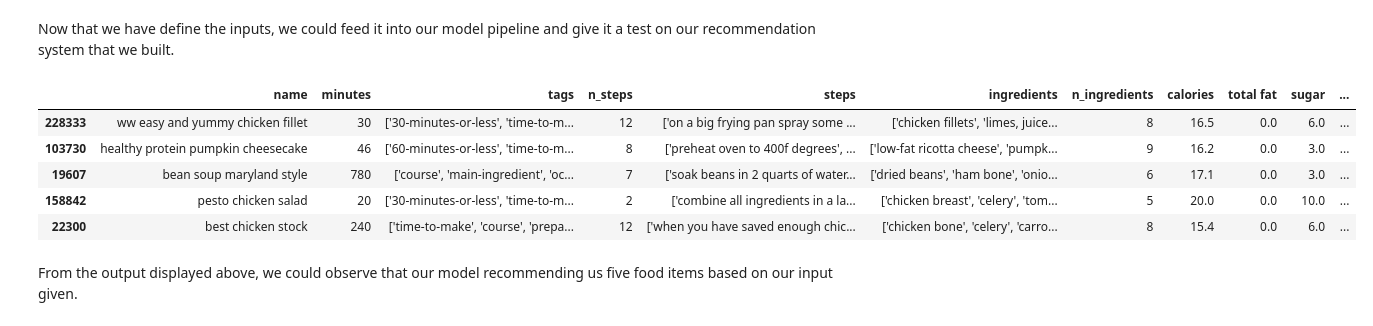
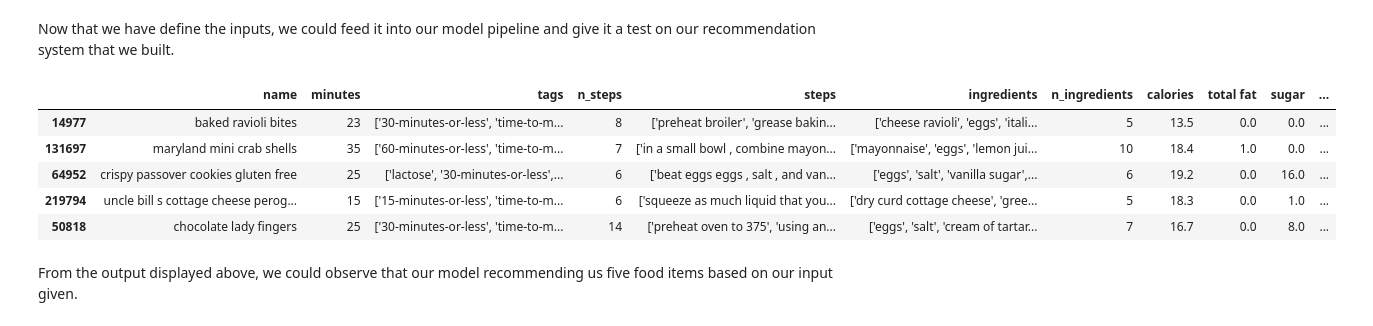
Before and after one commit to Melo04/diet-recommender-system, a Jupyter notebook: main.ipynb, the cells around one changed output. Drawn from its saved outputs; the diff is of its cells as text; code cells hidden in the pictures.

```diff
--- a/main.ipynb
+++ b/main.ipynb
@@ -532,7 +543,7 @@ We will transform the steps outlined above into a series of functions, enabling
 # perform feature scaling
 def scaling(df):
     scaler=StandardScaler()
-    prep_data=scaler.fit_transform(df.iloc[:,7:18].to_numpy())
+    prep_data=scaler.fit_transform(df.iloc[:,7:14].to_numpy())
     return prep_data,scaler
 
 # utilizes the K-nearest neighbors algorithm to identify the nearest neighbors
@@ -556,22 +567,23 @@ def filter_data(df, ingredient_filter, max_nutrition, food_type):
         extract_data = extract_data[extract_data[food_type]==True]
     if ingredient_filter!=None:
         for ingredient in ingredient_filter:
-            extract_data = extract_data[extract_data['RecipeIngredientParts'].str.contains(ingredient,regex=False)]
+            extract_data = extract_data[extract_data['ingredients'].str.contains(ingredient,regex=False)]
     return extract_data
 
 # apply pipeline model on input data
 def apply_pipeline(pipeline,_input,extract_data):
+    _input = np.array(_input).reshape(1, -1)
     return extract_data.iloc[pipeline.transform(_input)[0]]
 # %% [markdown]
 Next, we will integrate the functions defined above into a cohesive recommendation system pipeline.
 # %%
 # recommend user based on their input requirements
-def recommend(df,_input,max_nutritional_values,food_type,ingredient_filter=None,params={'return_distance':False}):
+def recommend(df, max_nutritional_values, food_type, ingredient_filter=[], params={'return_distance':False}):
     extract_data=filter_data(df, ingredient_filter, max_nutritional_values, food_type)
     prep_data,scaler=scaling(extract_data)
     neigh=nn_predictor(prep_data)
     pipeline=build_pipeline(neigh, scaler,params)
-    return apply_pipeline(pipeline, _input, extract_data)
+    return apply_pipeline(pipeline, max_nutritional_values, extract_data)
 # %% [markdown]
 ## 7.0 Model Testing
 
@@ -585,18 +597,18 @@ max_daily_Protein=200
 max_daily_Saturatedfat=13
 max_daily_Carbohydrate=325
 food_type='Non-Vegan'
+ingredients=['eggs']
 inputs = [max_calories, max_daily_fat, max_daily_Sugar, max_daily_Sodium, max_daily_Protein, max_daily_Saturatedfat, max_daily_Carbohydrate]
 # %% [markdown]
 Now that we have define the inputs, we could feed it into our model pipeline and give it a test on our recommendation system that we built.
 # %%
-test_input=df.iloc[0:1,7:18].to_numpy()
-recommend(df, test_input, inputs, food_type)
+recommend(df, inputs, food_type, ingredients)
 # %% [output]
 |  | name | minutes | tags | n_steps | steps | ingredients | n_ingredients | calories | total fat | sugar | ... |
-| 228333 | ww easy and yummy chicken fillet | 30 | ['30-minutes-or-less', 'time-to-m... | 12 | ['on a big frying pan spray some ... | ['chicken fillets', 'limes, juice... | 8 | 16.5 | 0.0 | 6.0 | ... |
-| 103730 | healthy protein pumpkin cheesecake | 46 | ['60-minutes-or-less', 'time-to-m... | 8 | ['preheat oven to 400f degrees', ... | ['low-fat ricotta cheese', 'pumpk... | 9 | 16.2 | 0.0 | 3.0 | ... |
-| 19607 | bean soup maryland style | 780 | ['course', 'main-ingredient', 'oc... | 7 | ['soak beans in 2 quarts of water... | ['dried beans', 'ham bone', 'onio... | 6 | 17.1 | 0.0 | 3.0 | ... |
-| 158842 | pesto chicken salad | 20 | ['30-minutes-or-less', 'time-to-m... | 2 | ['combine all ingredients in a la... | ['chicken breast', 'celery', 'tom... | 5 | 20.0 | 0.0 | 10.0 | ... |
-| 22300 | best chicken stock | 240 | ['time-to-make', 'course', 'prepa... | 12 | ['when you have saved enough chic... | ['chicken bone', 'celery', 'carro... | 8 | 15.4 | 0.0 | 6.0 | ... |
+| 14977 | baked ravioli bites | 23 | ['30-minutes-or-less', 'time-to-m... | 8 | ['preheat broiler', 'grease bakin... | ['cheese ravioli', 'eggs', 'itali... | 5 | 13.5 | 0.0 | 0.0 | ... |
+| 131697 | maryland mini crab shells | 35 | ['60-minutes-or-less', 'time-to-m... | 7 | ['in a small bowl , combine mayon... | ['mayonnaise', 'eggs', 'lemon jui... | 10 | 18.4 | 1.0 | 0.0 | ... |
+| 64952 | crispy passover cookies gluten free | 25 | ['lactose', '30-minutes-or-less',... | 6 | ['beat eggs eggs , salt , and van... | ['eggs', 'salt', 'vanilla sugar',... | 6 | 19.2 | 0.0 | 16.0 | ... |
+| 219794 | uncle bill s cottage cheese perog... | 15 | ['15-minutes-or-less', 'time-to-m... | 6 | ['squeeze as much liquid that you... | ['dry curd cottage cheese', 'gree... | 5 | 18.3 | 0.0 | 1.0 | ... |
+| 50818 | chocolate lady fingers | 25 | ['30-minutes-or-less', 'time-to-m... | 14 | ['preheat oven to 375', 'using an... | ['eggs', 'salt', 'cream of tartar... | 7 | 16.7 | 0.0 | 8.0 | ... |
 # %% [markdown]
 From the output displayed above, we could observe that our model recommending us five food items based on our input given.
```
Also changed, not shown: parts of 2 cells of this notebook, 11 other files.
